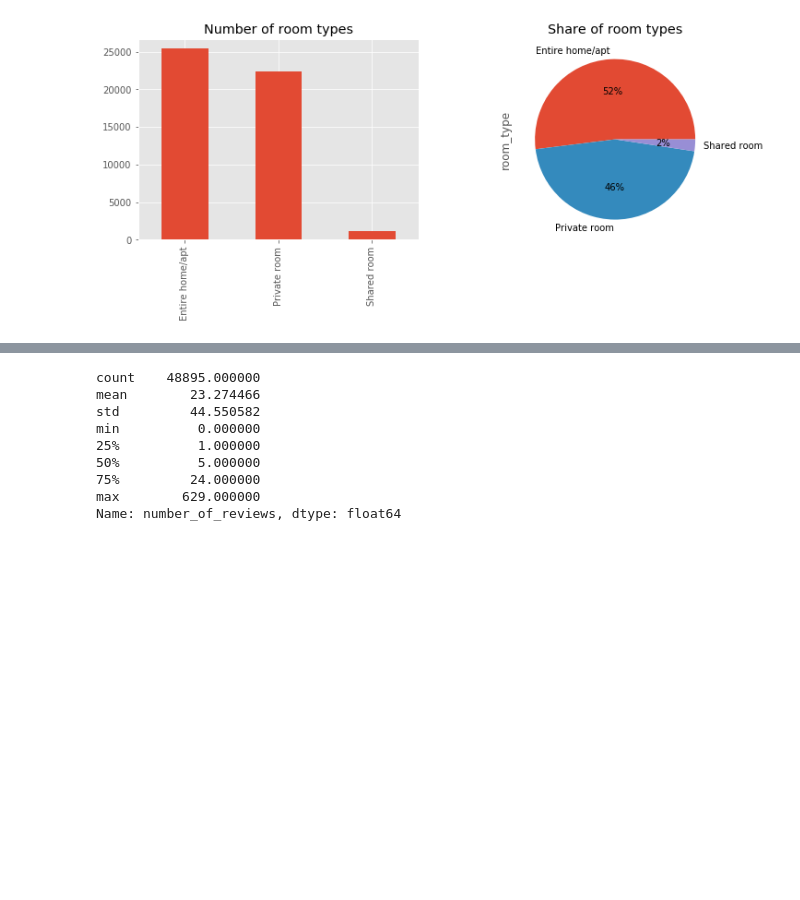
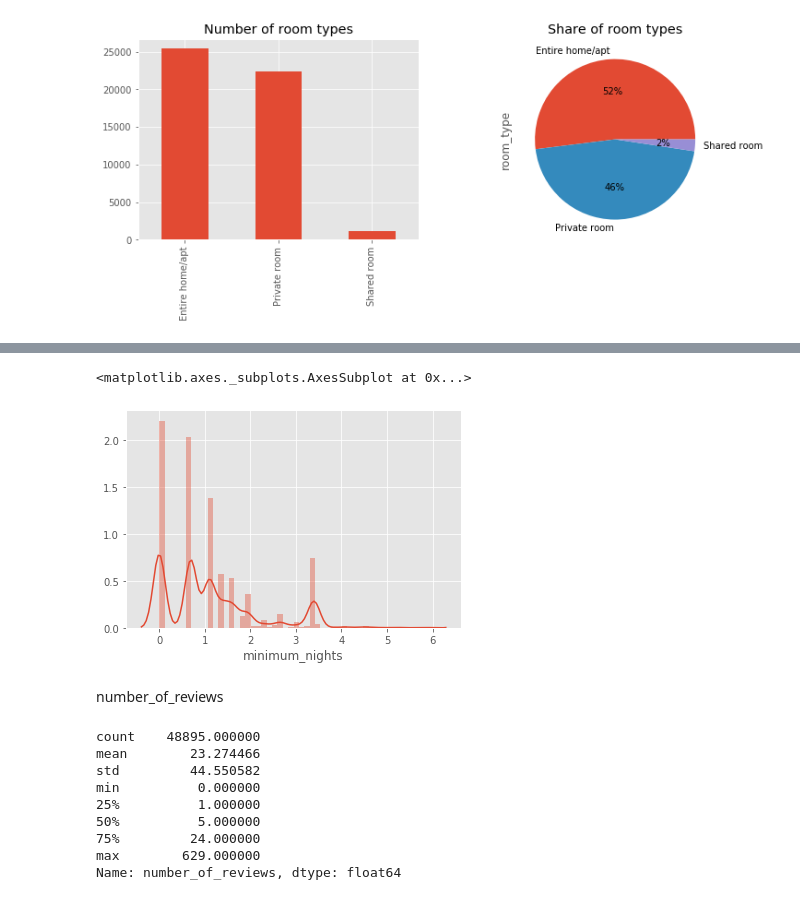
Before and after one commit to pawelmotek/Smart-pricing-airbnb-project, a Jupyter notebook: Project_airbnb_NY.ipynb, the cells around one changed output, grey strips where cells are left out. Drawn from its saved outputs; the diff is of its cells as text; code cells hidden in the pictures; blank space fills up the shorter version.

```diff
--- a/Project_airbnb_NY.ipynb
+++ b/Project_airbnb_NY.ipynb
@@ -162,0 +189,5 @@ sns.distplot(df['minimum_nights'])
+# %%
+sns.distplot(np.log(df['minimum_nights'][df['minimum_nights']<366]))
+# %% [output]
+<matplotlib.axes._subplots.AxesSubplot at 0x...>
+[figure, added]
@@ -163,3 +196,5 @@ sns.distplot(df['minimum_nights'])
+# %% [markdown]
+number_of_reviews
 # %%
 df['number_of_reviews'].describe()
 # %% [output]
```
Also changed, not shown: parts of 30 cells of this notebook.
